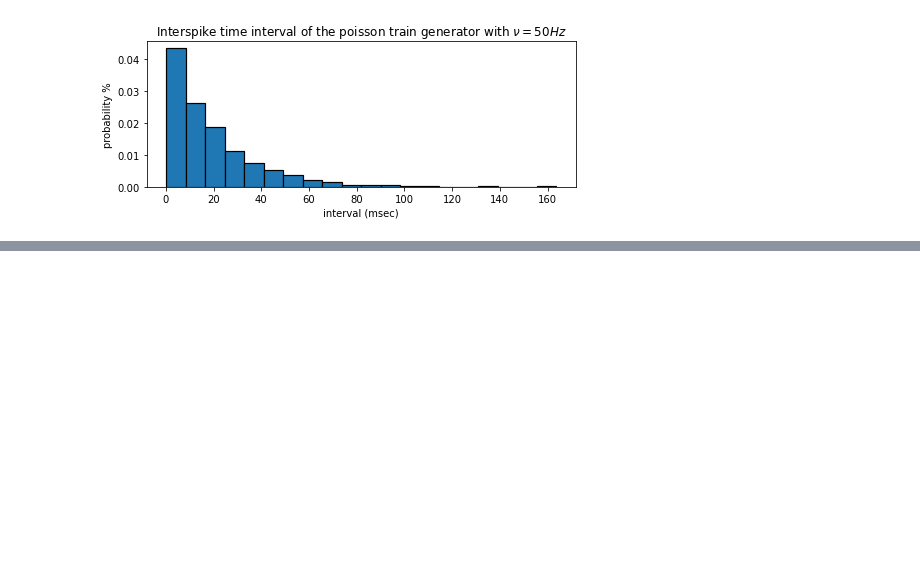
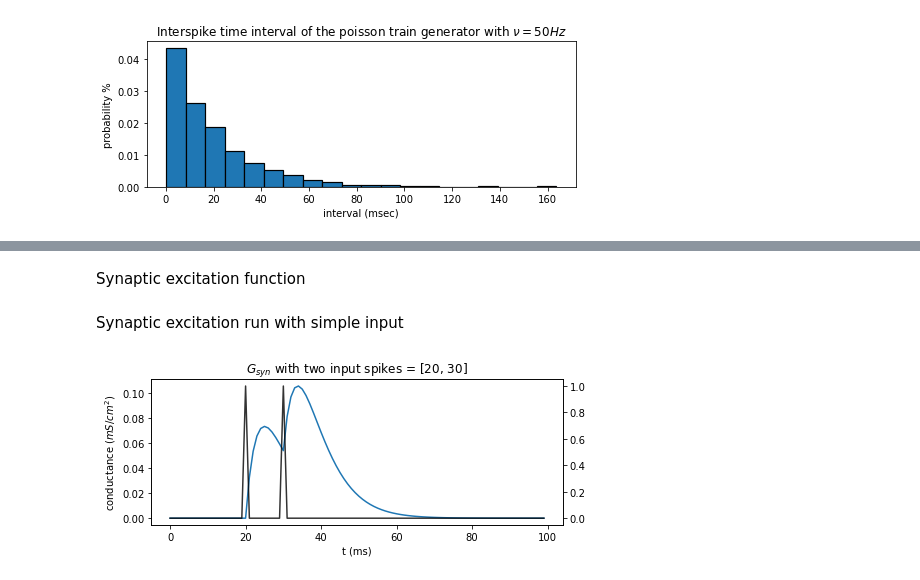
Before and after one commit to jaumecolomhernandez/mmb-mathneuroscience2, a Jupyter notebook: conductance-based-network.ipynb, the cells around one changed output, grey strips where cells are left out. Saved outputs shown, nothing was run; the diff lists cells and outputs as text; code cells hidden in the pictures; blank space fills up the shorter version.

Commit message:
Added synaptic function simulations

```diff
--- a/conductance-based-network.ipynb
+++ b/conductance-based-network.ipynb
@@ -87,0 +117,43 @@ fig.show()
+# %%
+# global model variables
+ena, gk, el, esyn = 60, -90, -80, -30
+gna, gk, gl = 20, 10, 8
+C, I = 1, 0
+vmaxm, vmaxn = -20, -25
+km, kn = 15, 5
+taun, taus = 1, 5
+# %% [markdown]
+Synaptic excitation function
+# %%
+def alfa(t):
+    return 1/taus**2*t*np.e**(-t/taus)
+def step(t):
+    return 1 if t > 0 else 0
+def gsyn(t, train):
+    result = 0
+    for it in train:
+        result += alfa(t-it)*step(t-it)
+    return result
+# %% [markdown]
+Synaptic excitation run with simple input
+# %%
+results = []
+spikes = [20,30]
+for i in range(100):
+    results.append(gsyn(i, spikes))
+
+fig, ax = plt.subplots(figsize=(7,3))
+ax.plot(res)
+
+ax2 = ax.twinx()
+spike_p = np.zeros(100)
+spike_p[spikes] += 1
+ax2.plot(spike_p,c='k',alpha=0.8,)
+
+ax.set(title="$G_{syn}$ "+f"with two input spikes = {spikes}",
+       xlabel="t (ms)",
+       ylabel="conductance ($mS/cm^2$)")
+fig.tight_layout()
+fig.show()
+# %% [output]
+[figure, added]
```
Also changed, not shown: parts of 7 cells of this notebook.
